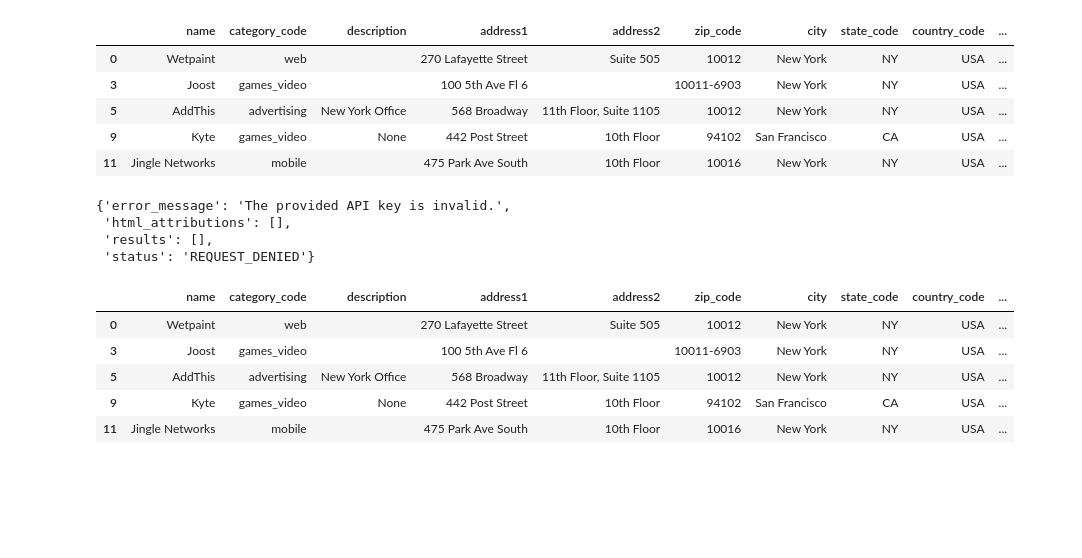
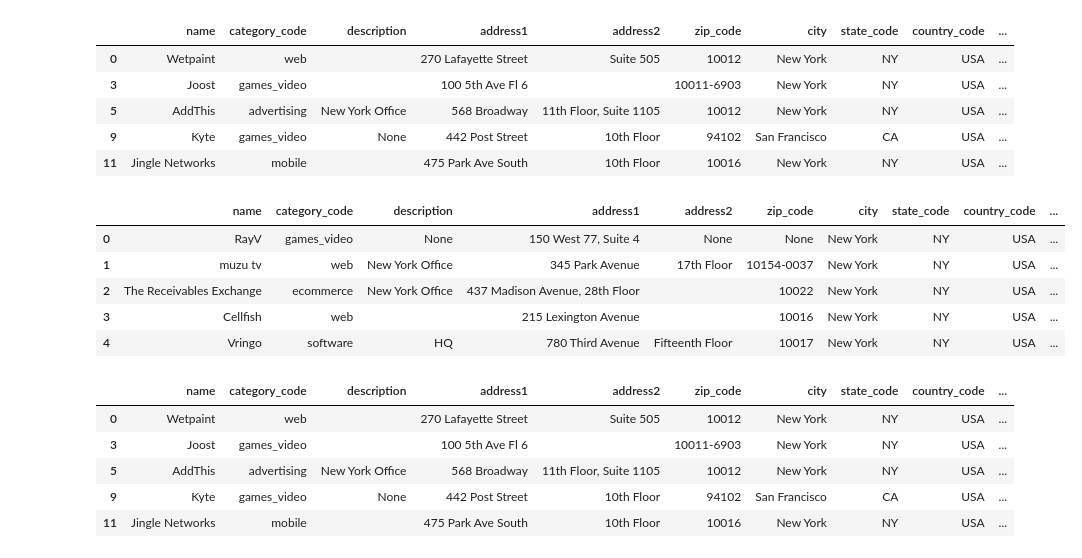
Before and after one commit to patricrp/GeoSpartial_project, a Jupyter notebook: GeoSpartial_CrunchBaseCompanies.ipynb, the cells around one changed output. Cells and saved outputs as stored; diff of their text form; code cells hidden in the pictures; blank space fills up the shorter version.

```diff
--- a/GeoSpartial_CrunchBaseCompanies.ipynb
+++ b/GeoSpartial_CrunchBaseCompanies.ipynb
@@ -77,24 +68,14 @@ cleanData = cleanData.dropna(subset= ['latitude', 'longitude'])
 oldestOffices = oldestOffices.drop(columns= ['_id', 'offices'])
 oldestOffices = oldestOffices.dropna(subset= ['latitude', 'longitude'])
 # %%
-#Create a function to apply to latitude and longitude series to create a new column with a JSON 'point'
-#Why I need this column?
-def asGeoJSON(lat,lng):
-    lat = float(lat)
-    lng = float(lng)
-    return {
-        "type":"Point",
-        "coordinates":[lng,lat]
-    }
+#Create GEOJSON
+cleanData["location"] = cleanData[["latitude","longitude"]].apply(lambda x: fun.asGeoJSON(x.latitude,x.longitude), axis=1)
 
+oldestOffices["location"] = oldestOffices[["latitude","longitude"]].apply(lambda x: fun.asGeoJSON(x.latitude,x.longitude), axis=1)
 
-cleanData["location"] = cleanData[["latitude","longitude"]].apply(lambda x:asGeoJSON(x.latitude,x.longitude), axis=1)
+df_st['location'] = df_st[['Latitude', 'Longitude']].apply(lambda x: fun.asGeoJSON(x.Latitude,x.Longitude), axis=1)
 
-oldestOffices["location"] = oldestOffices[["latitude","longitude"]].apply(lambda x:asGeoJSON(x.latitude,x.longitude), axis=1)
-
-df_st['location'] = df_st[['Latitude', 'Longitude']].apply(lambda x:asGeoJSON(x.Latitude,x.Longitude), axis=1)
-
-df_airports['location'] = df_airports[['latitude_deg', 'longitude_deg']].apply(lambda x:asGeoJSON(x.latitude_deg,x.longitude_deg), axis=1)
+df_airports['location'] = df_airports[['latitude_deg', 'longitude_deg']].apply(lambda x: fun.asGeoJSON(x.latitude_deg,x.longitude_deg), axis=1)
 # %%
 # Select 3 cities from the original DataFrame based on the number of value_counts of startups in the original DataFrame
 cleanData['city'].value_counts().head(3)
@@ -128,7 +97,8 @@ def officesComp(coord, bd, meters):
 # %%
-cleanData['oldcompanies'] = cleanData['location'].apply(lambda x: officesComp(x, 'oldestOffices', 2000))
-cleanData['starbucks'] = cleanData['location'].apply(lambda x: officesComp(x, 'starbucks', 500))
-cleanData['airports'] = cleanData['location'].apply(lambda x: officesComp(x, 'airports', 10000))
+#How many oldcompanies, starbucks and airports are nearby the offices filtered.
+cleanData['oldcompanies'] = cleanData['location'].apply(lambda x: fun.officesComp(x, 'oldestOffices', 2000))
+cleanData['starbucks'] = cleanData['location'].apply(lambda x: fun.officesComp(x, 'starbucks', 500))
+cleanData['airports'] = cleanData['location'].apply(lambda x: fun.officesComp(x, 'airports', 10000))
 # %%
 cleanData.head()
 # %% [output]
@@ -150,12 +111,3 @@ def requestMap(lat, long):
-# %%
-requestMap(40.723731, -73.996431)
-# %% [output]
-{'error_message': 'The provided API key is invalid.',
- 'html_attributions': [],
- 'results': [],
- 'status': 'REQUEST_DENIED'}
-# %%
-cleanData['trainstation'] = cleanData[['latitude', 'longitude']].apply(lambda x: requestMap(x.latitude, x.longitude), axis=1)
 # %%
 # Assign a weight
 airport = 0.8
@@ -163,6 +115,15 @@ starbuck = 0.6
 oldcompanies = 0.9
 
 cleanData['Ranking'] = cleanData['airports'].rank(method='max') * airport + cleanData['starbucks'].rank(method='max') * starbuck - cleanData['oldcompanies'].rank(method='max') * oldcompanies
+# %%
+cleanData.sort_values(by=['Ranking'], ascending=False).reset_index(drop=True).head()
+# %% [output]
+|  | name | category_code | description | address1 | address2 | zip_code | city | state_code | country_code | ... |
+| 0 | RayV | games_video | None | 150 West 77, Suite 4 | None | None | New York | NY | USA | ... |
+| 1 | muzu tv | web | New York Office | 345 Park Avenue | 17th Floor | 10154-0037 | New York | NY | USA | ... |
+| 2 | The Receivables Exchange | ecommerce | New York Office | 437 Madison Avenue, 28th Floor |  | 10022 | New York | NY | USA | ... |
+| 3 | Cellfish | web |  | 215 Lexington Avenue |  | 10016 | New York | NY | USA | ... |
+| 4 | Vringo | software | HQ | 780 Third Avenue | Fifteenth Floor | 10017 | New York | NY | USA | ... |
 # %%
 cleanData.head()
 # %% [output]
```
Also changed, not shown: parts of 10 cells of this notebook, 3 other files.
